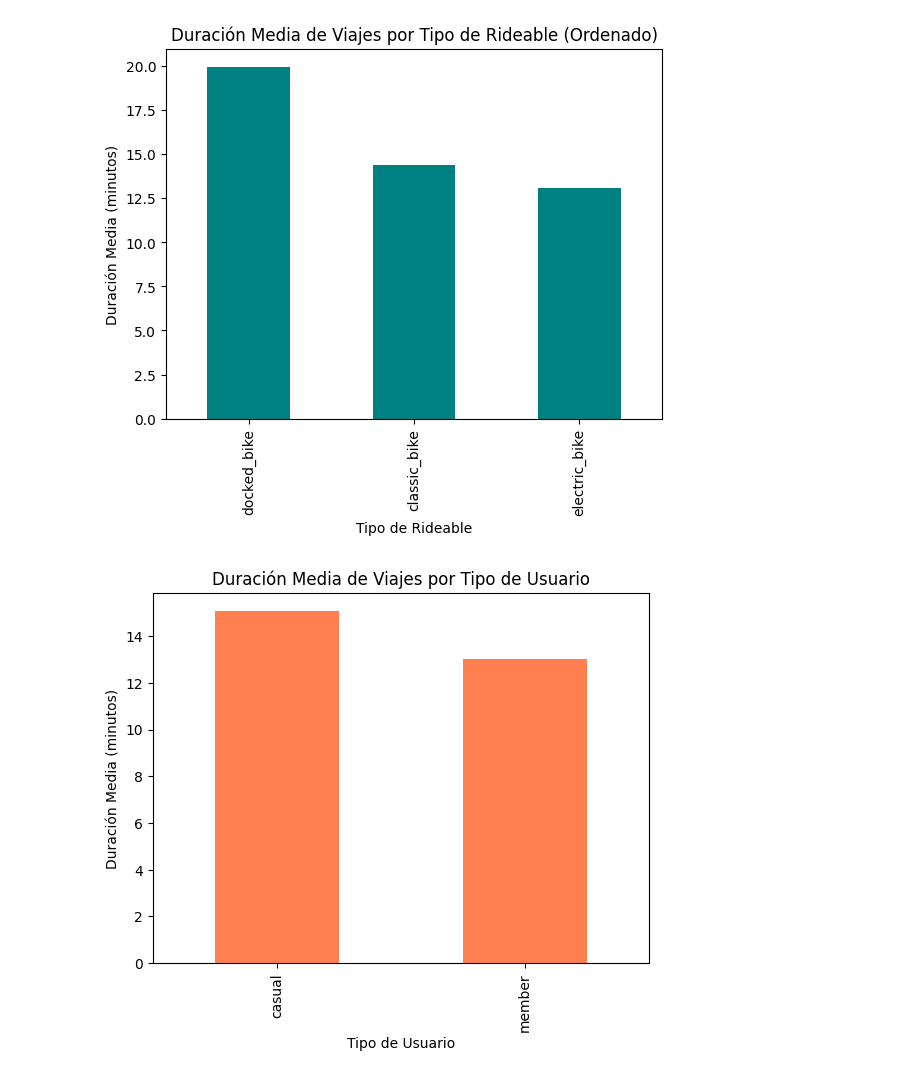
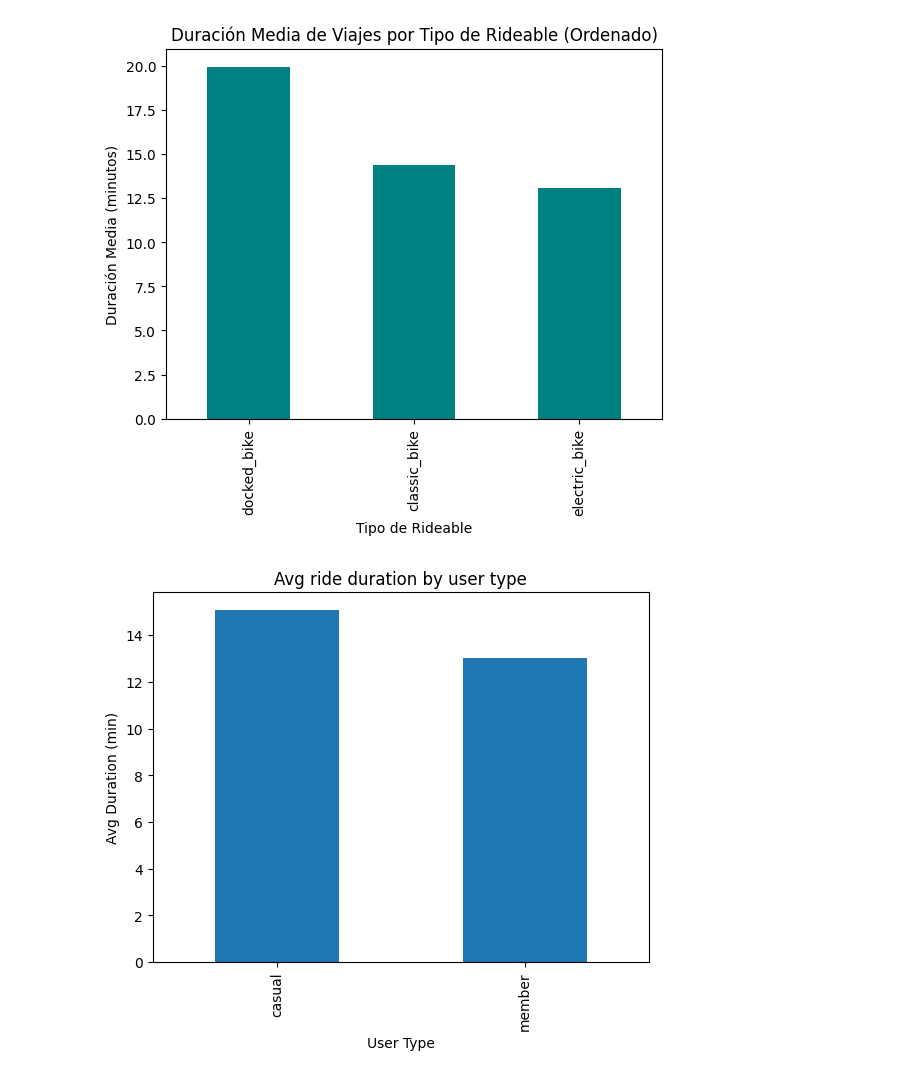
Before and after one commit to FedeDipa91/BikeSharing, a Jupyter notebook: rides2022_analysis.ipynb, the cells around one changed output. Saved outputs shown, nothing was run; the diff lists cells and outputs as text; code cells hidden in the pictures.

Commit message:
Update rides2022_analysis.ipynb
Corrected language
distance by user and rideable type

```diff
--- a/rides2022_analysis.ipynb
+++ b/rides2022_analysis.ipynb
@@ -427,18 +424,18 @@ plt.show()
 # %%
 # Fusionar df_rides_filtered_iqr con df_user_type en 'user_type_id'
 combined_df = pd.merge(df_rides_filtered_iqr, df_user_type, on='user_type_id')
 
 # Agrupar por 'user_type' y calcular la duración media
 average_durations = combined_df.groupby('user_type')['duration'].mean()
 
 # Convertir la duración media a minutos para una mejor interpretación
 average_durations_minutes = average_durations.dt.total_seconds() / 60
 
 # Graficar la duración media por tipo de usuario
-average_durations_minutes.plot(kind='bar', color='coral')
-plt.title('Duración Media de Viajes por Tipo de Usuario')
-plt.xlabel('Tipo de Usuario')
-plt.ylabel('Duración Media (minutos)')
+average_durations_minutes.plot(kind='bar')
+plt.title('Avg ride duration by user type')
+plt.xlabel('User Type')
+plt.ylabel('Avg Duration (min)')
 plt.show()
 # %% [output]
-[figure, old version]
+[figure, new version]
```
Also changed, not shown: parts of 12 cells of this notebook.
